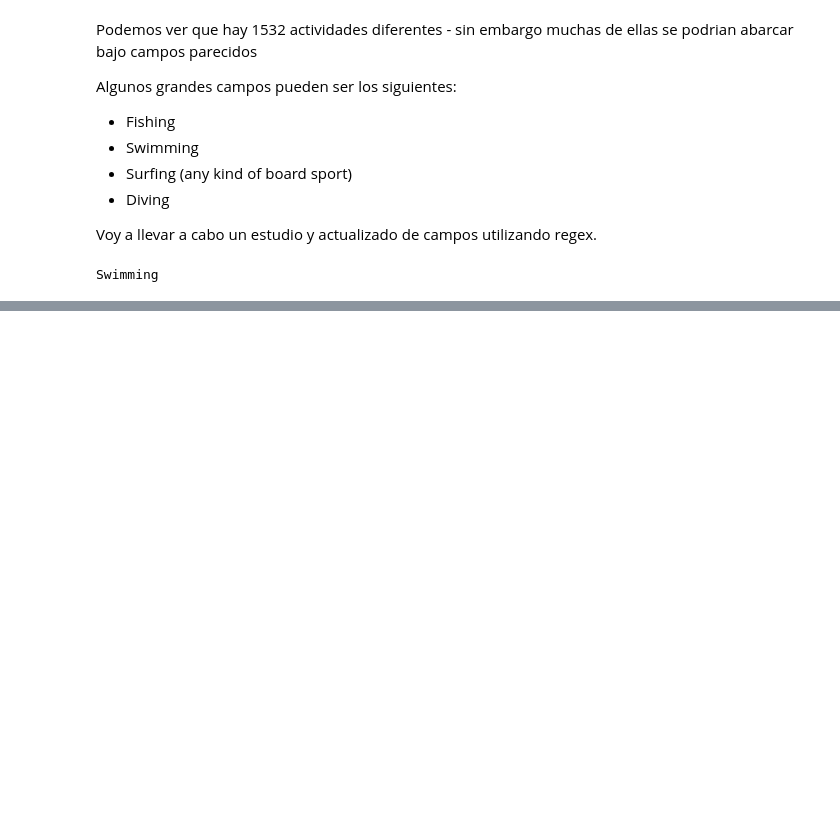
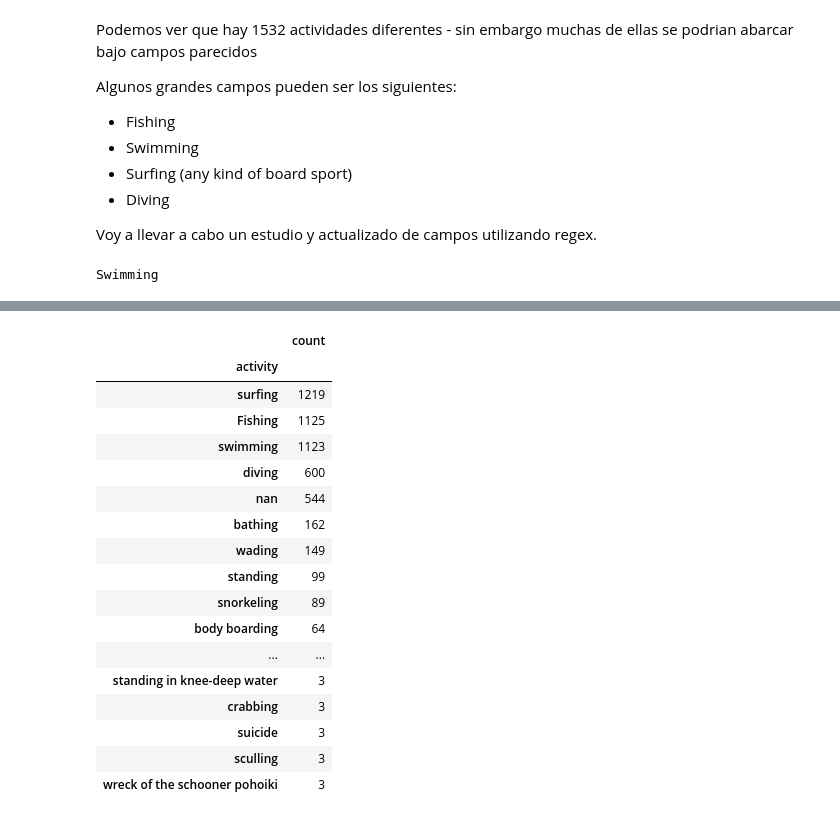
Before and after one commit to Jacobomb/PandasProjectJMB, a Jupyter notebook: notebooks/clean.ipynb, the cells around one changed output, grey strips where cells are left out. Cells and saved outputs as stored; diff of their text form; code cells hidden in the pictures; blank space fills up the shorter version.

Commit message:
Generalización de variables de columna actividad

```diff
--- a/notebooks/clean.ipynb
+++ b/notebooks/clean.ipynb
@@ -481,7 +484,7 @@ def busca_fish(cadena):
     if resultado: # Si el resultado no está vacío quiere decir que lo ha encontrado
         return 'Fishing'
     else:
-        pass # En caso de que no la encuentre pass
+        return cadena # En caso de que no la encuentre se devuelve cadena original
 # %%
 # Defino una función que  busque los caracteres clave en la cadena de entrada
 def busca_surf(cadena):
@@ -495,4 +498,4 @@ def busca_surf(cadena):
     if resultado: # Si el resultado no está vacío quiere decir que lo ha encontrado
         return 'Surfing'
     else:
-        pass # En caso de que no la encuentre pass
+        return cadena # En caso de que no la encuentre se devuelve cadena original
@@ -498,0 +524,30 @@ def busca_surf(cadena):
+# %%
+dc.activity = dc.activity.astype(str)
+# %%
+# Procedo a aplicar las 4 fórmulas a la columna activity del dataframe
+dc.activity = dc.activity.apply(busca_swim)
+dc.activity = dc.activity.apply(busca_dive)
+dc.activity = dc.activity.apply(busca_surf)
+dc.activity = dc.activity.apply(busca_fish)
+# %%
+actividades_limpia = pd.DataFrame(dc.activity.value_counts())
+actividades_limpia.head(50)
+# %% [output]
+|  | count |
+| activity |  |
+| surfing | 1219 |
+| Fishing | 1125 |
+| swimming | 1123 |
+| diving | 600 |
+| nan | 544 |
+| bathing | 162 |
+| wading | 149 |
+| standing | 99 |
+| snorkeling | 89 |
+| body boarding | 64 |
+| ... | ... |
+| standing in knee-deep water | 3 |
+| crabbing | 3 |
+| suicide | 3 |
+| sculling | 3 |
+| wreck of the schooner pohoiki | 3 |
```
Also changed, not shown: parts of 5 cells of this notebook.
